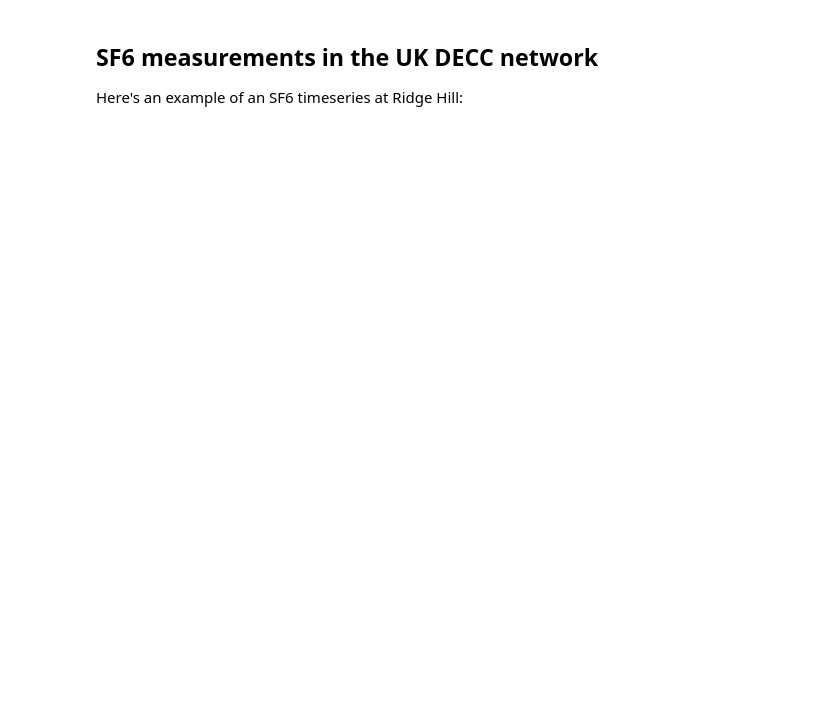
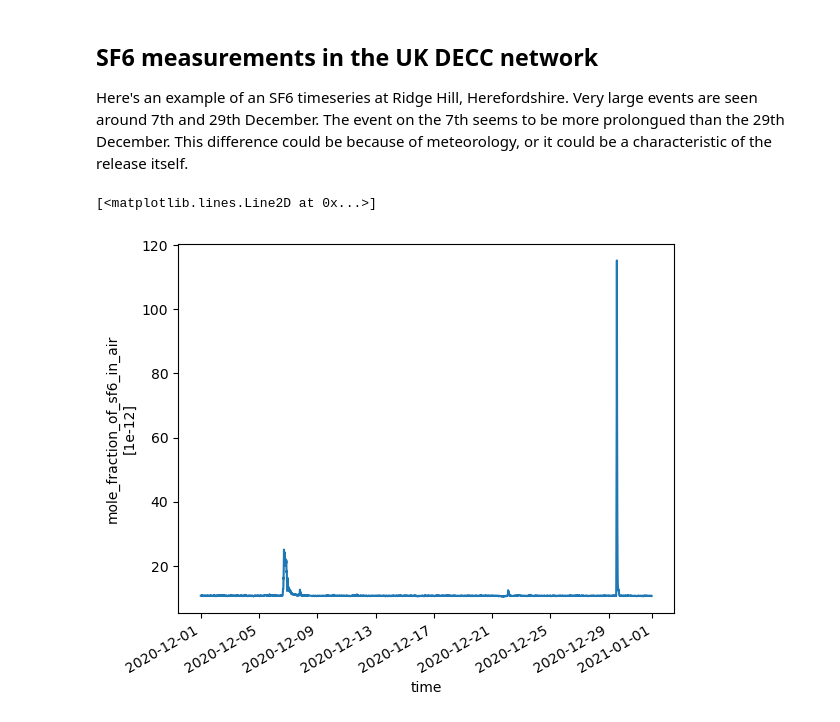
Before and after one commit to mrghg/undergrad_projects, a Jupyter notebook: notebooks/uk_sf6.ipynb, the cells around one changed output. Cells and saved outputs as stored; diff of their text form; code cells hidden in the pictures; blank space fills up the shorter version.

Commit message:
Added some data files, and intro to using data and footprints

```diff
--- a/notebooks/uk_sf6.ipynb
+++ b/notebooks/uk_sf6.ipynb
@@ -5,4 +11,15 @@ SF6 is an extremely potent GHG, with a very long lifetime. Its concentration is
 # %% [markdown]
 ## SF6 measurements in the UK DECC network
 
-Here's an example of an SF6 timeseries at Ridge Hill:
+Here's an example of an SF6 timeseries at Ridge Hill, Herefordshire. Very large events are seen around 7th and 29th December. The event on the 7th seems to be more prolongued than the 29th December. This difference could be because of meteorology, or it could be a characteristic of the release itself.
+# %%
+import xarray as xr
+
+# Read Ridge Hill SF6 (partial) netcdf file using xarray
+ds_rgl = xr.open_dataset("../data/DECC-GCECD_RGL_sf6-90m-part.nc")
+
+# Plot mole fraction
+ds_rgl.sf6.plot()
+# %% [output]
+[<matplotlib.lines.Line2D at 0x...>]
+[figure, added]
```
Also changed, not shown: parts of 5 cells of this notebook, 5 other files.
